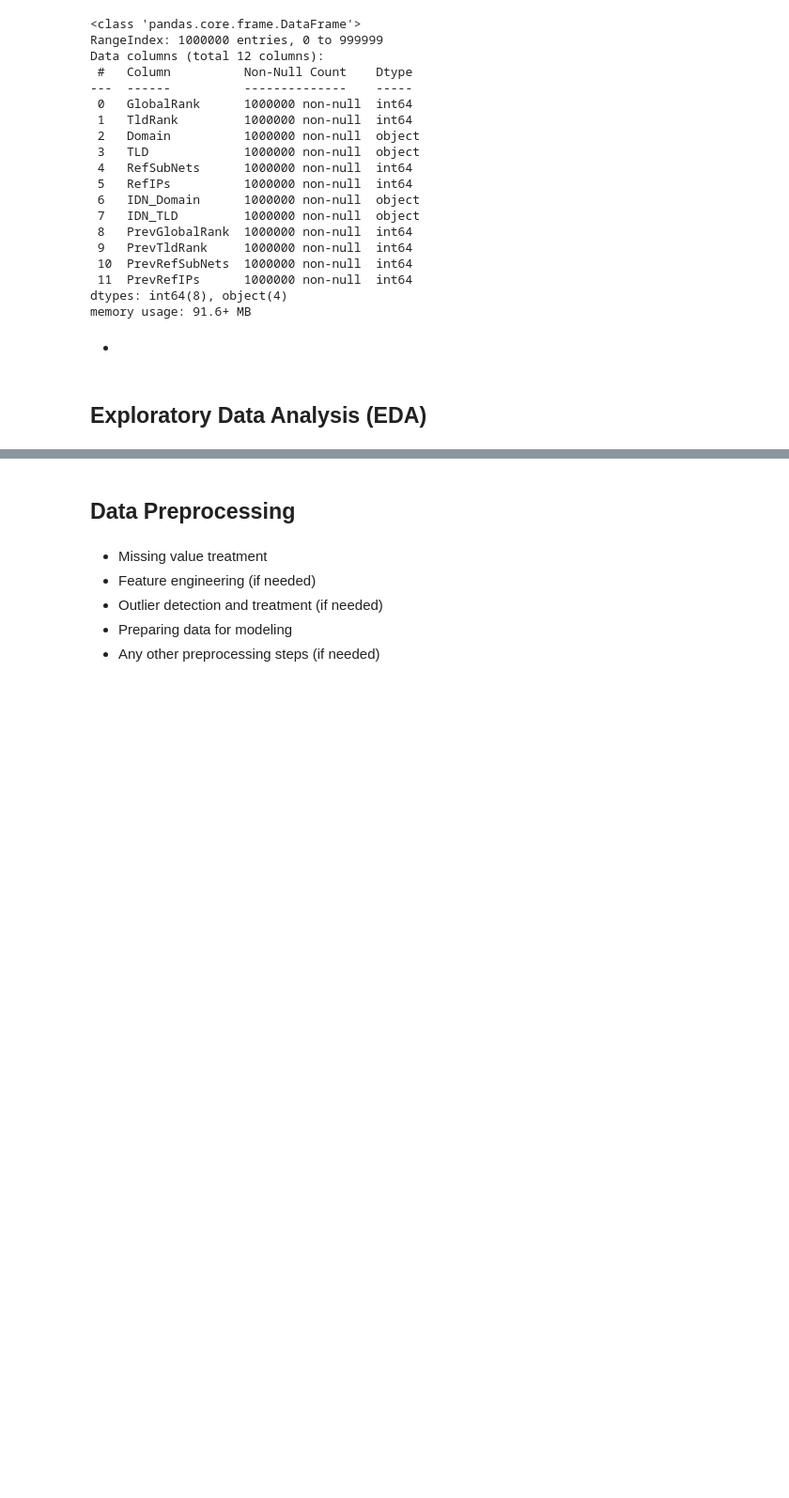
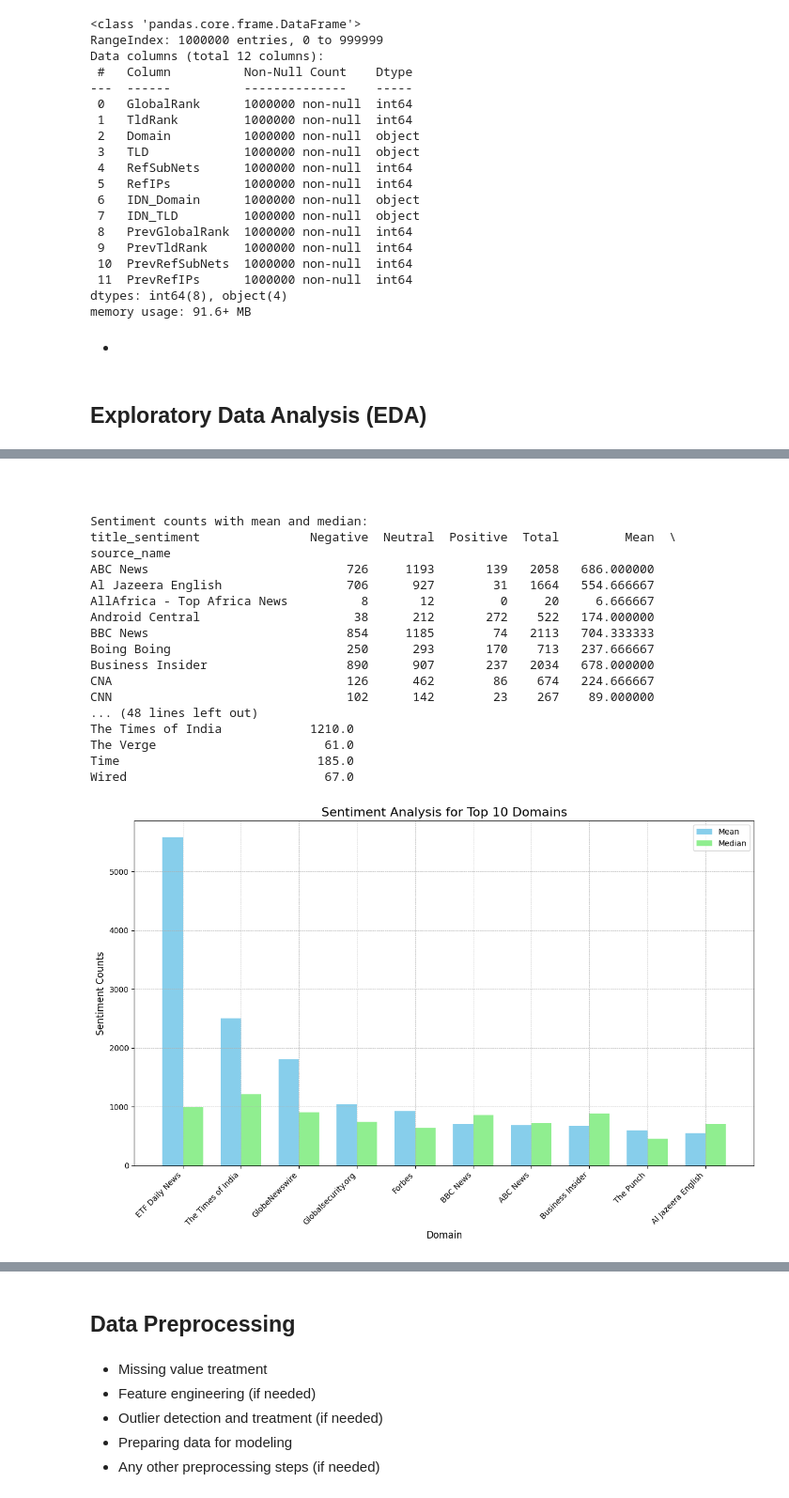
Before and after one commit to Joe-hyper/news_correlation_10ac_week0-, a Jupyter notebook: notebooks/News Analysis.ipynb, the cells around one changed output, grey strips where cells are left out. Shown at 94% size. Saved outputs shown, nothing was run; the diff lists cells and outputs as text; code cells hidden in the pictures; blank space fills up the shorter version.

```diff
--- a/notebooks/News Analysis.ipynb
+++ b/notebooks/News Analysis.ipynb
@@ -347,0 +696,60 @@ KeyboardInterrupt:
+# %% [markdown]
+#####
+# %%
+# Calculate sentiment distribution for websites
+sentiment_counts = website_sentiment_distribution(news_data)
+
+# Sort to find top domains based on total sentiment counts
+top_domains = sentiment_counts.sort_values(by='Total', ascending=False).head(10)
+
+# Function to plot grouped bar charts for sentiment analysis
+def plot_grouped_sentiment(data, columns, title):
+    # Set up the matplotlib figure and axes
+    fig, ax = plt.subplots(figsize=(12, 8))
+    bar_width = 0.35  # width of bars
+
+    # Index for the bar positions
+    index = np.arange(len(data))
+
+    # Plotting
+    bars1 = ax.bar(index, data[columns[0]], bar_width, label='Mean', color='skyblue')
+    bars2 = ax.bar(index + bar_width, data[columns[1]], bar_width, label='Median', color='lightgreen')
+
+    # Adding labels and title
+    ax.set_xlabel('Domain', fontsize=12)
+    ax.set_ylabel('Sentiment Counts', fontsize=12)
+    ax.set_title(title, fontsize=16)
+    ax.set_xticks(index + bar_width / 2)
+    ax.set_xticklabels(data.index, rotation=45, ha='right', fontsize=10)
+
+    # Adding a legend
+    ax.legend()
+
+    # Show grid
+    plt.grid(True, which='both', linestyle='--', linewidth=0.5)
+
+    # Tight layout often provides a better fit
+    plt.tight_layout()
+    plt.show()
+
+# Plot mean and median sentiment counts for the top domains
+plot_grouped_sentiment(top_domains, ['Mean', 'Median'], 'Sentiment Analysis for Top 10 Domains')
+# %% [output]
+Sentiment counts with mean and median:
+title_sentiment               Negative  Neutral  Positive  Total         Mean  \
+source_name
+ABC News                           726     1193       139   2058   686.000000
+Al Jazeera English                 706      927        31   1664   554.666667
+AllAfrica - Top Africa News          8       12         0     20     6.666667
+Android Central                     38      212       272    522   174.000000
+BBC News                           854     1185        74   2113   704.333333
+Boing Boing                        250      293       170    713   237.666667
+Business Insider                   890      907       237   2034   678.000000
+CNA                                126      462        86    674   224.666667
+CNN                                102      142        23    267    89.000000
+... (48 lines left out)
+The Times of India            1210.0
+The Verge                       61.0
+Time                           185.0
+Wired                           67.0
+[figure, added]
```
Also changed, not shown: parts of 31 cells of this notebook.
